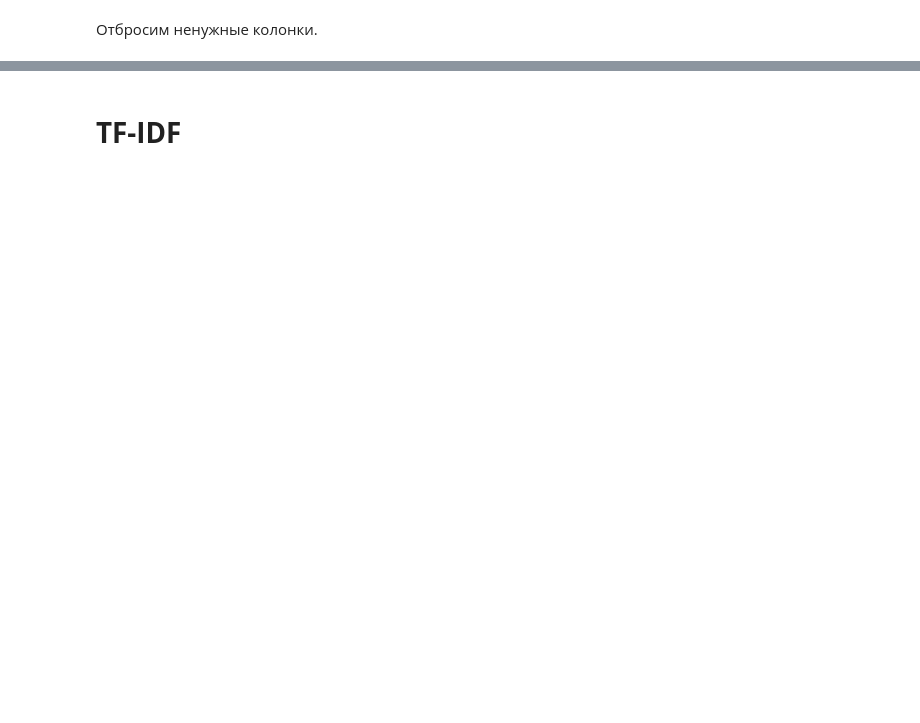
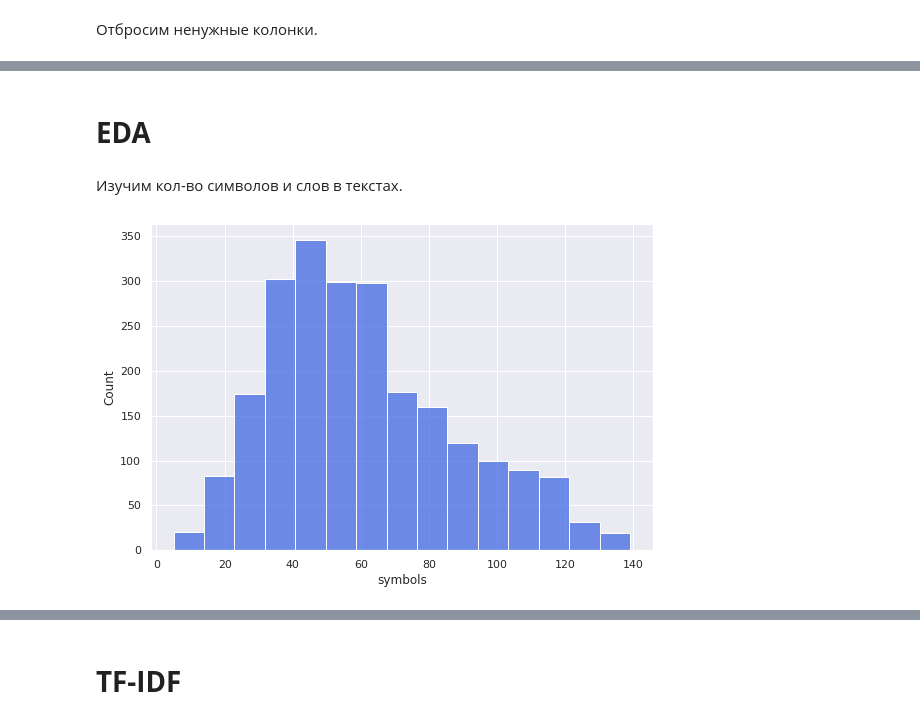
Before and after one commit to Doppler-67/sentiment_analysis, a Jupyter notebook: sentiment_analysis.ipynb, the cells around one changed output, grey strips where cells are left out. Cells and saved outputs as stored; diff of their text form; code cells hidden in the pictures; blank space fills up the shorter version.

```diff
--- a/sentiment_analysis.ipynb
+++ b/sentiment_analysis.ipynb
@@ -27,0 +45,2 @@ from pymystem3 import Mystem
+# %%
+sns.set()
@@ -107,2 +115,6 @@ data.head()
 # %%
 data = data.head(2300) # !!!
+# %% [markdown]
+# **EDA**
+# %% [markdown]
+Изучим кол-во символов и слов в текстах.
@@ -108,0 +124,6 @@ data = data.head(2300) # !!!
+# %%
+plt.figure(figsize=(9, 6))
+sns.histplot(x=data['symbols'], color='royalblue', bins=15)
+plt.show()
+# %% [output]
+[figure, added]
```
Also changed, not shown: parts of 37 cells of this notebook.
